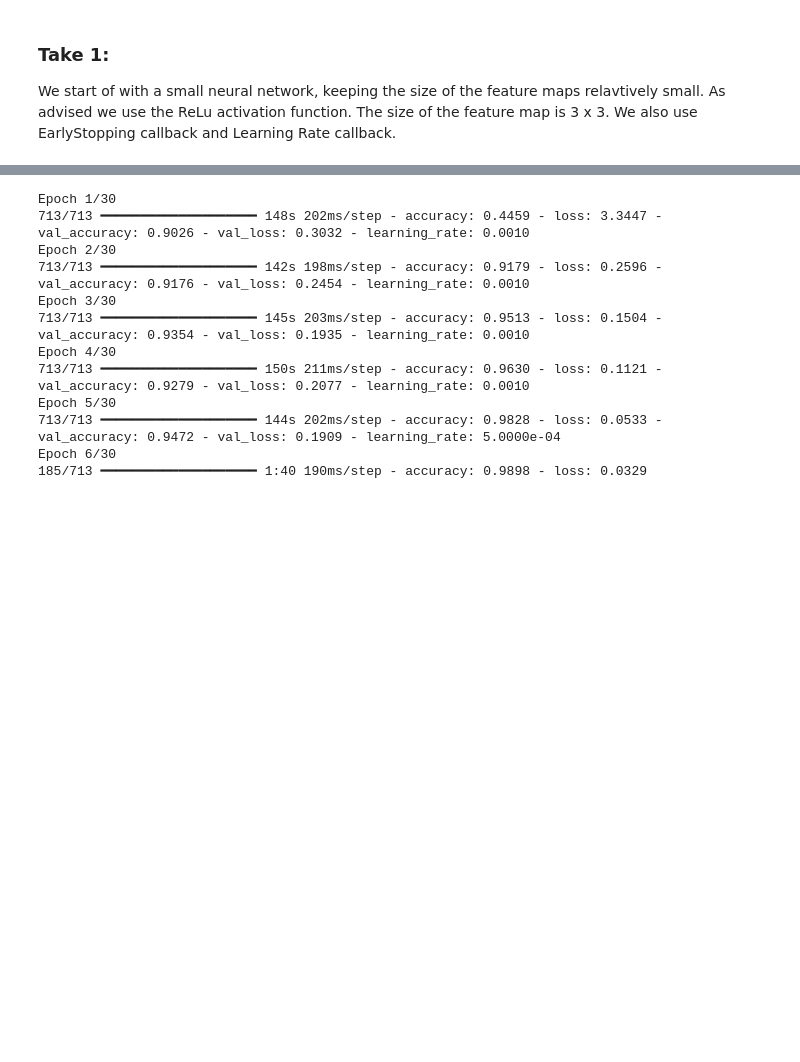
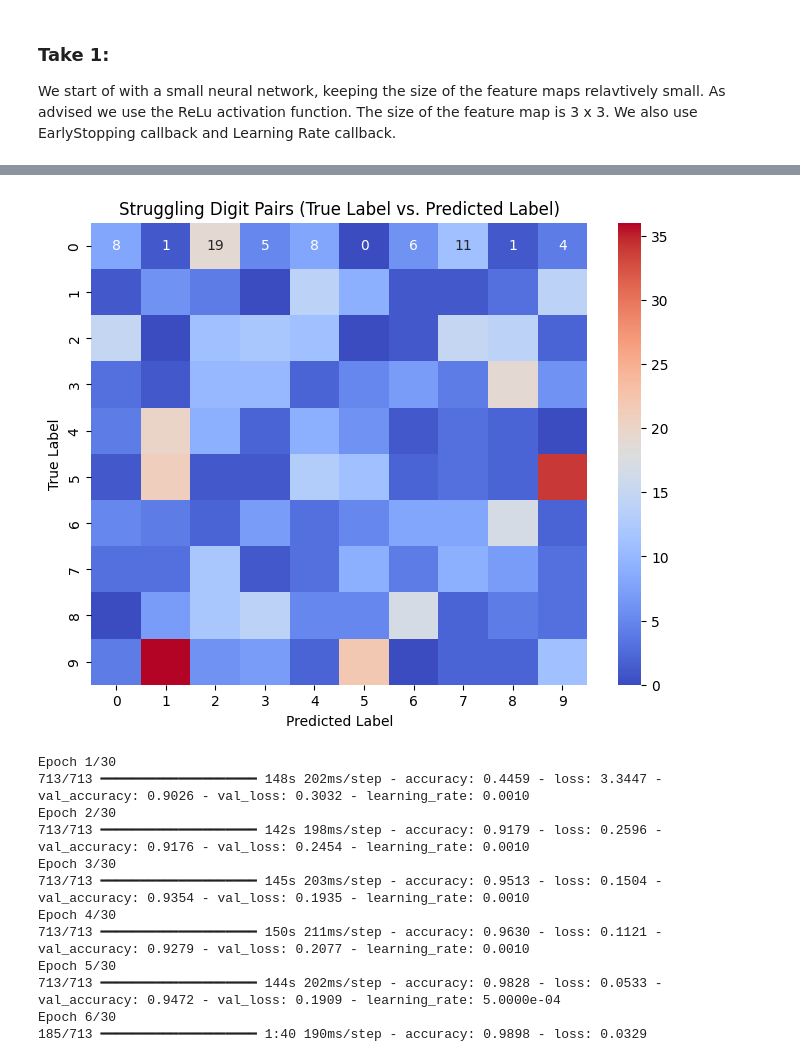
Before and after one commit to ChristianHougaardPedersen/MAL2, a Jupyter notebook: 1_Recognizing_Speech/Recognzing.ipynb, the cells around one changed output, grey strips where cells are left out. Cells and saved outputs as stored; diff of their text form; code cells hidden in the pictures; blank space fills up the shorter version.

```diff
--- a/1_Recognizing_Speech/Recognzing.ipynb
+++ b/1_Recognizing_Speech/Recognzing.ipynb
@@ -46,0 +124,2 @@ history = model.fit(X_train, Y_train, epochs = 30, validation_split=0.2, callbac
+# %%
+predictions = model.predict(X_train)
@@ -47,3 +128,38 @@ history = model.fit(X_train, Y_train, epochs = 30, validation_split=0.2, callbac
+# %%
+import numpy as np
+import matplotlib.pyplot as plt
+import seaborn as sns
+from collections import Counter
+
+threshold = 0.5
+
+# Dictionary to count the struggling pairs (true_label, predicted_label)
+struggling_pairs = Counter()
+
+# Iterate through predictions and corresponding true labels
+for probs, true_label in zip(predictions, Y_train):
+    predicted_label = np.argmax(probs)  # Get the predicted class (class with highest probability)
+    max_prob = np.max(probs)  # Get the highest probability
+    # If the model is uncertain or if the prediction is incorrect
+    if max_prob < threshold or predicted_label != true_label:
+        struggling_pairs[(int(true_label), int(predicted_label))] += 1  # Count the true-predicted pair
+
+# Initialize a confusion matrix (10x10 since we have digits 0-9)
+confusion_matrix = np.zeros((10, 10))
+
+# Populate the confusion matrix with the struggling pairs
+for (true_label, predicted_label), count in struggling_pairs.items():
+    confusion_matrix[true_label, predicted_label] = count
+
+# Plot the heatmap
+plt.figure(figsize=(8, 6))
+sns.heatmap(confusion_matrix, annot=True, cmap='coolwarm', fmt='g')
+plt.xlabel('Predicted Label')
+plt.ylabel('True Label')
+plt.title('Struggling Digit Pairs (True Label vs. Predicted Label)')
+plt.show()
+# %% [output]
+[figure, added]
 # %%
 model = tf.keras.Sequential()
 model.add(tf.keras.layers.Input(X_train[0].shape))
```
Also changed, not shown: parts of 5 cells of this notebook.
